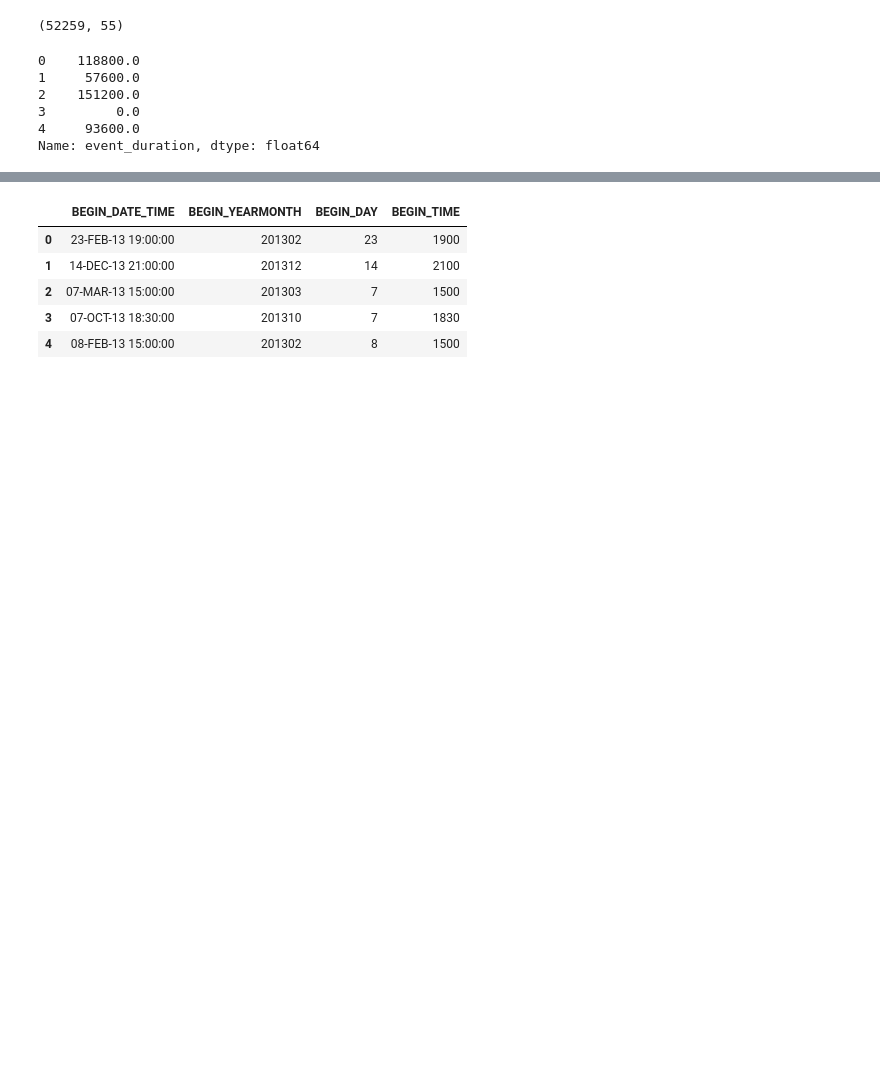
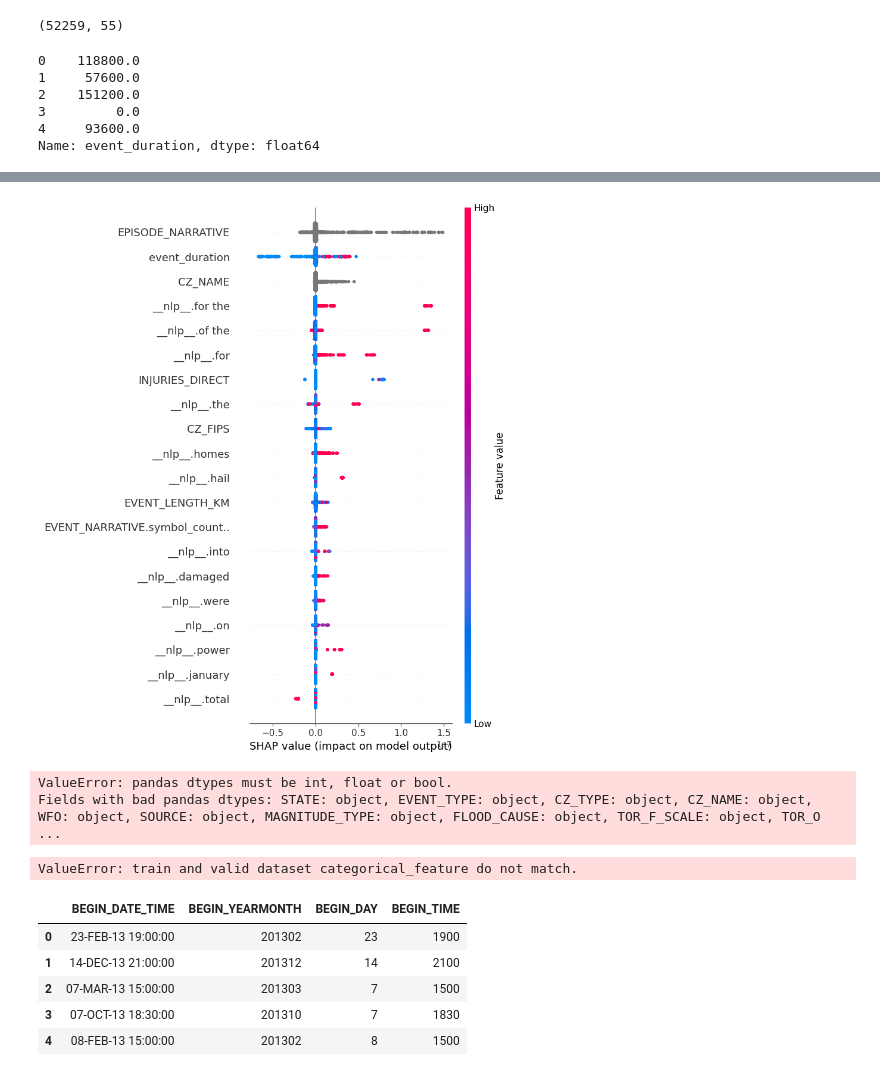
Before and after one commit to ngabrielaxej/Stormevents_Damage_Prediction, a Jupyter notebook: notebooks/autogluon_feature_selection.ipynb, the cells around one changed output, grey strips where cells are left out. Cells and saved outputs as stored; diff of their text form; code cells hidden in the pictures; blank space fills up the shorter version.

```diff
--- a/notebooks/autogluon_feature_selection.ipynb
+++ b/notebooks/autogluon_feature_selection.ipynb
@@ -153,3 +149,5 @@ Disk Space Avail:   821.76 GB / 931.51 GB (88.2%)
 # %%
-predictor.leaderboard(silent=False)
+predictor = TabularPredictor.load('../models/Autogluon_models/')
+#score_val = -metric_value
+predictor.leaderboard(silent=True)
 # %% [output]
@@ -189,0 +196,14 @@ print(importance)
+# %%
+# Choose the LightGBM model
+lgb_model = predictor._trainer.load_model('LightGBM')
+
+# Access the underlying LightGBM Booster
+booster = lgb_model.model
+# %%
+X_train = train_stormevents2013.drop(columns=['total_damages'])
+y_train = train_stormevents2013['total_damages']
+X_test = test_stormevents2013.drop(columns=['total_damages'])
+y_test = test_stormevents2013['total_damages']
+# %%
+#AutoGluon’s internal feature generator (turns raw → numeric).
+X_test_internal = predictor.transform_features(X_test)
@@ -189,0 +226,39 @@ print(importance)
+# %%
+# Run SHAP using the transformed features
+explainer = shap.TreeExplainer(lgb_model.model)
+shap_values = explainer.shap_values(X_test_internal)
+
+#SHAP plot, only the top most influential features globally (by mean absolute SHAP value) are shown
+#Grey dots mean they are categorical values and not numerical
+#Red dots mean they have high numerical value in the data frame, blue vise versa
+shap.summary_plot(shap_values, X_test_internal)
+# %% [output]
+[figure, added]
+# %%
+params = {
+    "max_bin": 512,
+    "learning_rate": 0.05,
+    "boosting_type": "gbdt",
+    "objective": "binary",
+    "metric": "binary_logloss",
+    "num_leaves": 10,
+    "verbose": -1,
+    "min_data": 100,
+    "boost_from_average": True,
+    "early_stopping_round": 50,
+}
+
+lgb.train(
+    params,
+    lgb.Dataset(X_train, label=y_train),
+    10000,
+    valid_sets=[lgb.Dataset(X_test, label=y_test)],
+)
+# %% [output]
+ValueError: pandas dtypes must be int, float or bool.
+Fields with bad pandas dtypes: STATE: object, EVENT_TYPE: object, CZ_TYPE: object, CZ_NAME: object, WFO: object, SOURCE: object, MAGNITUDE_TYPE: object, FLOOD_CAUSE: object, TOR_F_SCALE: object, TOR_O ...
+# %%
+
+explainer(X_test)
+# %% [output]
+ValueError: train and valid dataset categorical_feature do not match.
```
Also changed, not shown: parts of 14 cells of this notebook, 6 other files.
